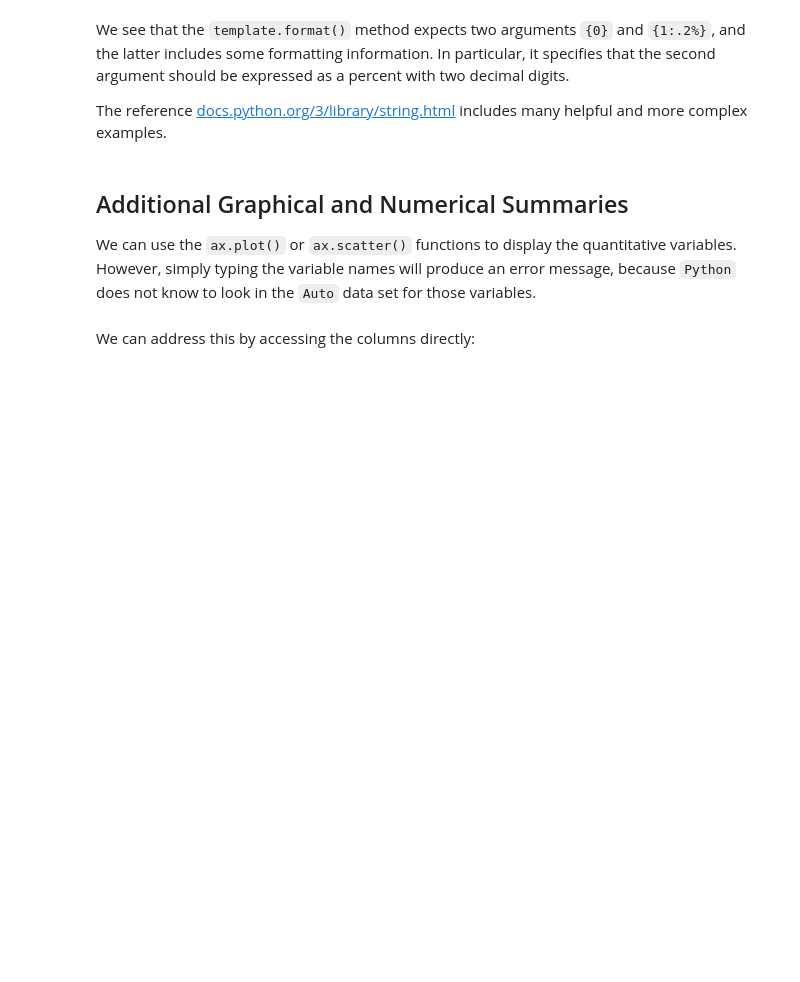
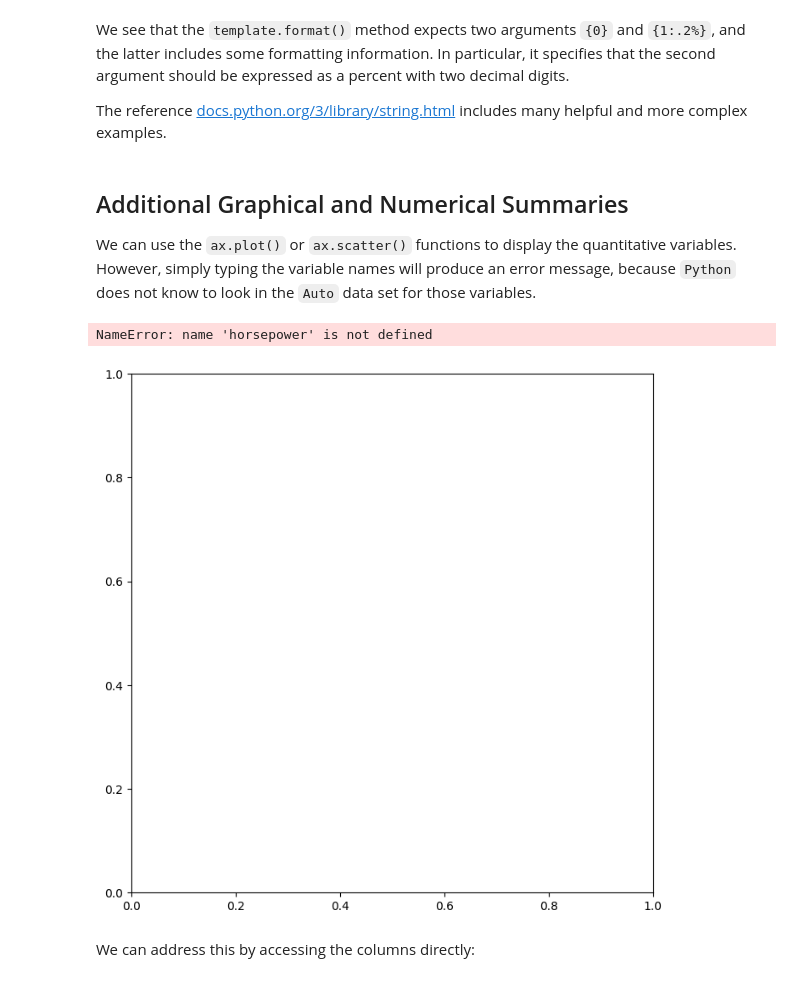
Before and after one commit to EVELYN23172002/ISLP_labs, a Jupyter notebook: Ch02-statlearn-lab.ipynb, the cells around one changed output. Saved outputs shown, nothing was run; the diff lists cells and outputs as text; code cells hidden in the pictures; blank space fills up the shorter version.

```diff
--- a/Ch02-statlearn-lab.ipynb
+++ b/Ch02-statlearn-lab.ipynb
@@ -1119,8 +1346,11 @@ includes many helpful and more complex examples.
 We can use the `ax.plot()` or  `ax.scatter()`  functions to display the quantitative variables. However, simply typing the variable names will produce an error message,
 because `Python` does not know to look in the  `Auto`  data set for those variables.
 # %%
-#fig, ax = subplots(figsize=(8, 8))
-#ax.plot(horsepower, mpg, 'o')
+fig, ax = subplots(figsize=(8, 8))
+ax.plot(horsepower, mpg, 'o')
+# %% [output]
+NameError: name 'horsepower' is not defined
+[figure, added]
 # %% [markdown]
 We can address this by accessing the columns directly:
 # %%
```
Also changed, not shown: parts of 54 cells of this notebook.
